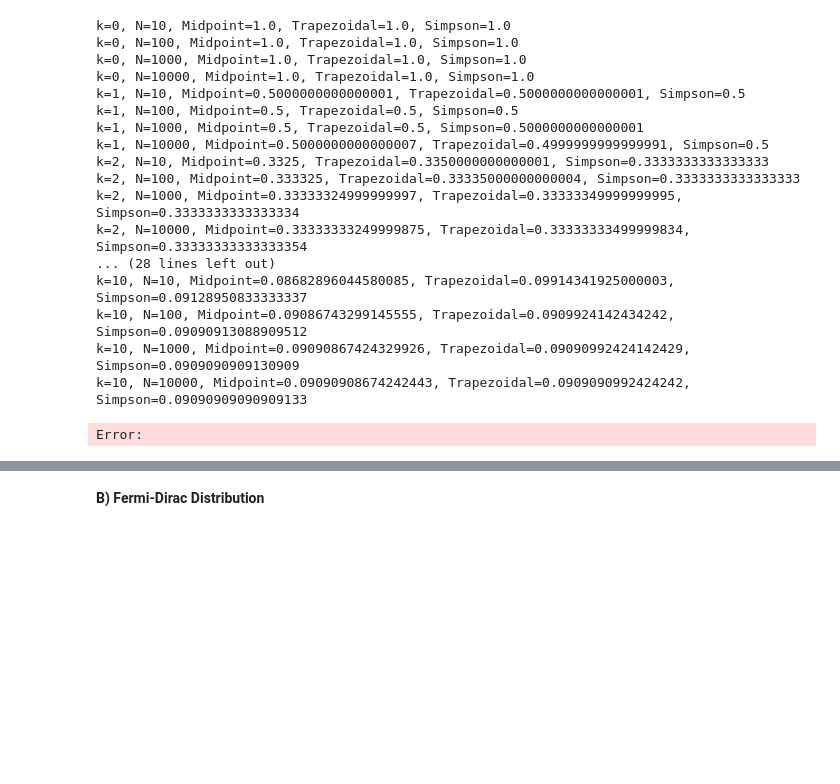
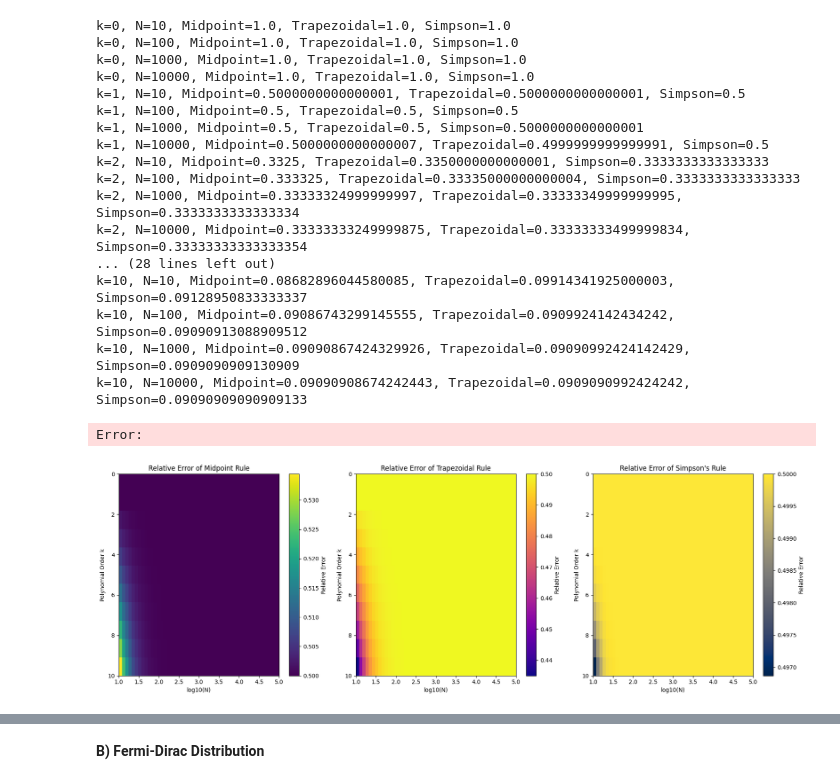
Before and after one commit to wcmelby/wcm_Phys129L_section, a Jupyter notebook: Section_8/Section8B.ipynb, the cells around one changed output, grey strips where cells are left out. Drawn from its saved outputs; the diff is of its cells as text; code cells hidden in the pictures; blank space fills up the shorter version.

```diff
--- a/Section_8/Section8B.ipynb
+++ b/Section_8/Section8B.ipynb
@@ -359,3 +360,93 @@ plt.tight_layout()
 plt.show()
 # %% [output]
 Error:
+# %%
+class Quadrature:
+    def midpoint_rule(self, func, a, b, n):
+        h = (b - a) / n
+        result = sum(func(a + (i + 0.5) * h) for i in range(n))
+        return result * h
+
+    def trapezoidal_rule(self, func, a, b, n):
+        h = (b - a) / n
+        result = 0.5 * (func(a) + func(b)) + sum(func(a + i * h) for i in range(1, n))
+        return result * h
+
+    def simpsons_rule(self, func, a, b, n):
+        if n % 2 == 1:
+            n += 1  # Ensure even n
+        h = (b - a) / n
+        result = func(a) + func(b) + 4 * sum(func(a + i * h) for i in range(1, n, 2)) + 2 * sum(func(a + i * h) for i in range(2, n-1, 2))
+        return result * h / 3
+
+def true_integral(k, a, b):
+    return (b**(k+1) - a**(k+1)) / (k+1)
+
+def relative_error(quad_val, true_val):
+    return abs(2 * true_val - quad_val) / (true_val + quad_val)
+
+# Define ranges
+k_values = np.arange(0, 11)
+N_values = np.logspace(1, 5, 50, dtype=int)  # Log-spaced from 10 to 100000
+a, b = 0, 1  # Integration limits
+quad = Quadrature()
+
+# Compute errors for Midpoint Rule
+error_matrix_mid = np.zeros((len(k_values), len(N_values)))
+for i, k in enumerate(k_values):
+    poly_func = lambda x: x**k  # Define x^k function
+    true_val = true_integral(k, a, b)
+    for j, N in enumerate(N_values):
+        mid_val = quad.midpoint_rule(poly_func, a, b, N)
+        error_matrix_mid[i, j] = relative_error(mid_val, true_val)
+
+# Compute errors for Trapezoidal Rule
+error_matrix_trap = np.zeros((len(k_values), len(N_values)))
+for i, k in enumerate(k_values):
+    poly_func = lambda x: x**k  # Define x^k function
+    true_val = true_integral(k, a, b)
+    for j, N in enumerate(N_values):
+        trap_val = quad.trapezoidal_rule(poly_func, a, b, N)
+        error_matrix_trap[i, j] = relative_error(trap_val, true_val)
+
+# Compute errors for Simpson's Rule
+error_matrix_simp = np.zeros((len(k_values), len(N_values)))
+for i, k in enumerate(k_values):
+    poly_func = lambda x: x**k  # Define x^k function
+    true_val = true_integral(k, a, b)
+    for j, N in enumerate(N_values):
+        simp_val = quad.simpsons_rule(poly_func, a, b, N)
+        error_matrix_simp[i, j] = relative_error(simp_val, true_val)
+
+# Plot heatmaps
+fig, axes = plt.subplots(1, 3, figsize=(18, 6))
+
+# Midpoint Rule Heatmap
+im1 = axes[0].imshow(error_matrix_mid, aspect='auto', cmap='viridis',
+                     extent=[np.log10(N_values[0]), np.log10(N_values[-1]), k_values[-1], k_values[0]])
+axes[0].set_title('Relative Error of Midpoint Rule')
+axes[0].set_xlabel('log10(N)')
+axes[0].set_ylabel('Polynomial Order k')
+fig.colorbar(im1, ax=axes[0], label='Relative Error')
+
+# Trapezoidal Rule Heatmap
+im2 = axes[1].imshow(error_matrix_trap, aspect='auto', cmap='plasma',
+                     extent=[np.log10(N_values[0]), np.log10(N_values[-1]), k_values[-1], k_values[0]])
+axes[1].set_title('Relative Error of Trapezoidal Rule')
+axes[1].set_xlabel('log10(N)')
+axes[1].set_ylabel('Polynomial Order k')
+fig.colorbar(im2, ax=axes[1], label='Relative Error')
+
+# Simpson's Rule Heatmap
+im3 = axes[2].imshow(error_matrix_simp, aspect='auto', cmap='cividis',
+                     extent=[np.log10(N_values[0]), np.log10(N_values[-1]), k_values[-1], k_values[0]])
+axes[2].set_title("Relative Error of Simpson's Rule")
+axes[2].set_xlabel('log10(N)')
+axes[2].set_ylabel('Polynomial Order k')
+fig.colorbar(im3, ax=axes[2], label='Relative Error')
+
+plt.tight_layout()
+plt.savefig('quadrature_error_heatmaps:midpoint_trap_simpson.png')
+plt.show()
+# %% [output]
+[figure, added]
```
Also changed, not shown: parts of 5 cells of this notebook, 4 other files.
